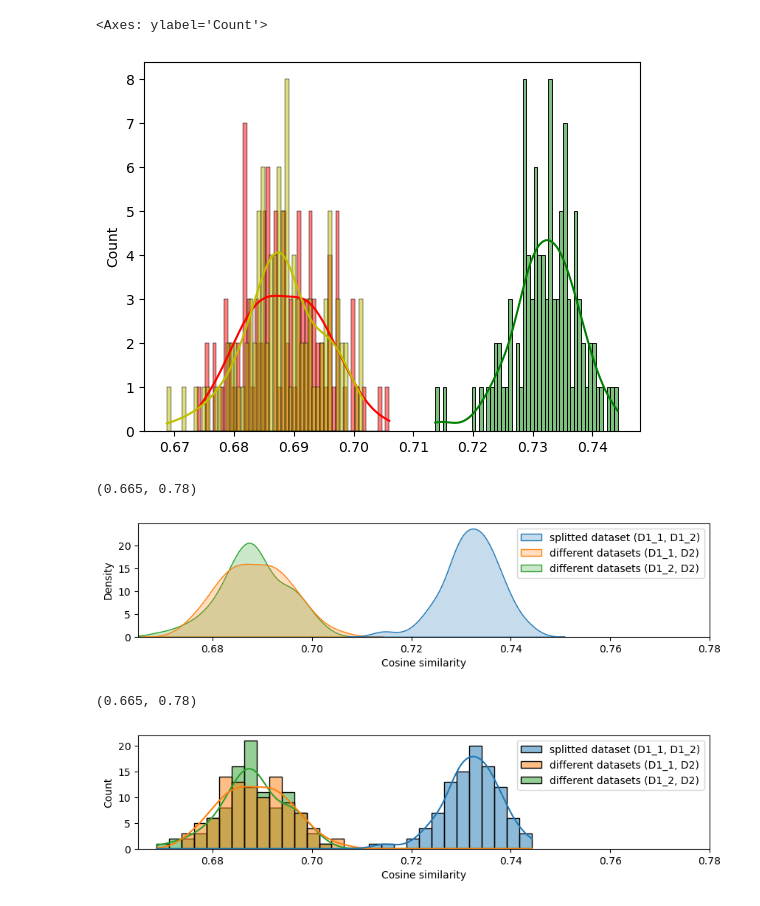
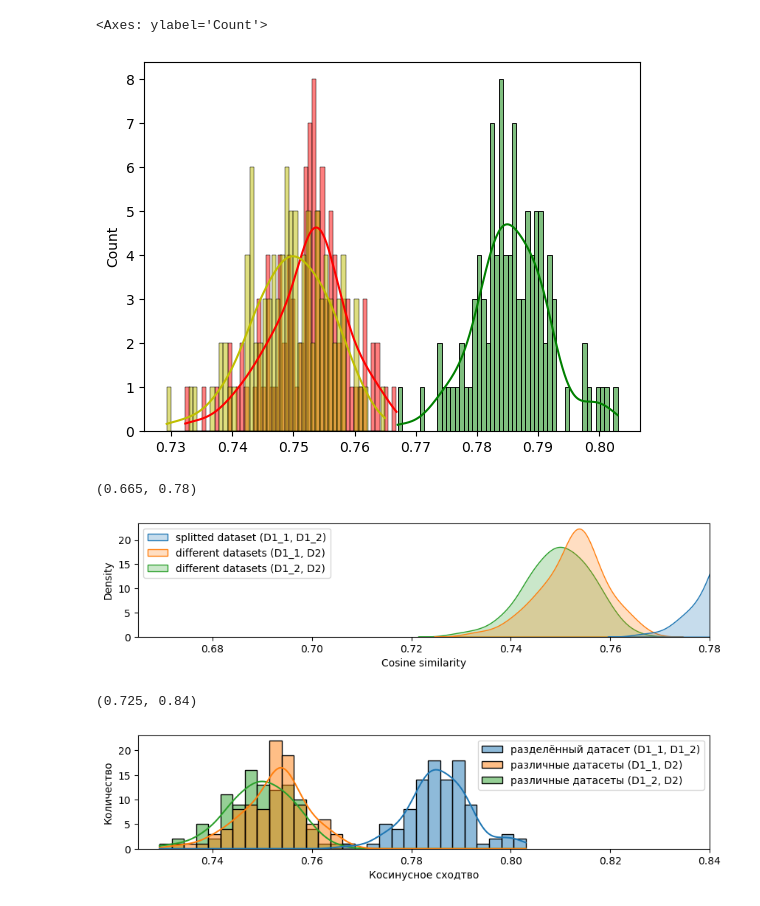
Before and after one commit to Usatoff/datasets_similarity, a Jupyter notebook: base.ipynb, the cells around one changed output. Drawn from its saved outputs; the diff is of its cells as text; code cells hidden in the pictures.

Commit message:
изменил датасеты, перевёл картинки

```diff
--- a/base.ipynb
+++ b/base.ipynb
@@ -65,7 +65,8 @@ class MyDataset(Dataset):
 
         return image.float()
 # %%
-my_dataset = MyDataset(images_folder="/Users/alex-usatoff/Downloads/faces_datasets/ds1")
+# my_dataset = MyDataset(images_folder="/Users/alex-usatoff/Downloads/faces_datasets/ds1")
+my_dataset = MyDataset(images_folder=r"C:\Users\Lenovo\Downloads\archive (1)\UTKFace")
 # %%
 len(my_dataset)
 # %% [output]
@@ -181,4 +182,5 @@ sns.histplot(similarities_list, bins=50, kde=True)
 # %%
-test_dataset = MyDataset(images_folder="/Users/alex-usatoff/Downloads/faces_datasets/ds2")
+# test_dataset = MyDataset(images_folder="/Users/Lenovo/Downloads/faces_datasets/ds2")
+test_dataset = MyDataset(images_folder=r"C:\Users\Lenovo\Downloads\faces_datasets\ds2_raw\00_test_img_input\test\images")
 len(test_dataset), len(my_dataset)
 # %% [output]
@@ -203,7 +205,7 @@ sns.histplot(similarities_test_list_1, bins=50, kde=True, color='r')
 sns.histplot(similarities_test_list_2, bins=50, kde=True, color='y')
 # %% [output]
 <Axes: ylabel='Count'>
-[figure, old version]
+[figure, new version]
 # %%
 to_plot = pd.DataFrame({
     'splitted dataset (D1_1, D1_2)': similarities_list,
@@ -221,19 +223,20 @@ plot.set_xlabel('Cosine similarity')
 plot.set_xlim(0.665, 0.78)
 # %% [output]
 (0.665, 0.78)
-[figure, old version]
+[figure, new version]
 # %%
 to_plot = pd.DataFrame({
-    'splitted dataset (D1_1, D1_2)': similarities_list,
-    'different datasets (D1_1, D2)': similarities_test_list_1,
-    'different datasets (D1_2, D2)': similarities_test_list_2,
+    'разделённый датасет (D1_1, D1_2)': similarities_list,
+    'различные датасеты (D1_1, D2)': similarities_test_list_1,
+    'различные датасеты (D1_2, D2)': similarities_test_list_2,
 })
 
 plt.figure(figsize=(10,2))
 plot = sns.histplot(data=to_plot, fill=True, kde=True, bins=30)
-plot.set_xlabel('Cosine similarity')
-plot.set_xlim(0.665, 0.78)
+plot.set_xlabel('Косинусное сходтво')
+plot.set_ylabel('Количество')
+plot.set_xlim(0.725, 0.84)
 # %% [output]
-(0.665, 0.78)
+(0.725, 0.84)
-[figure, old version]
+[figure, new version]
 # %%
```
Also changed, not shown: parts of 11 cells of this notebook.
